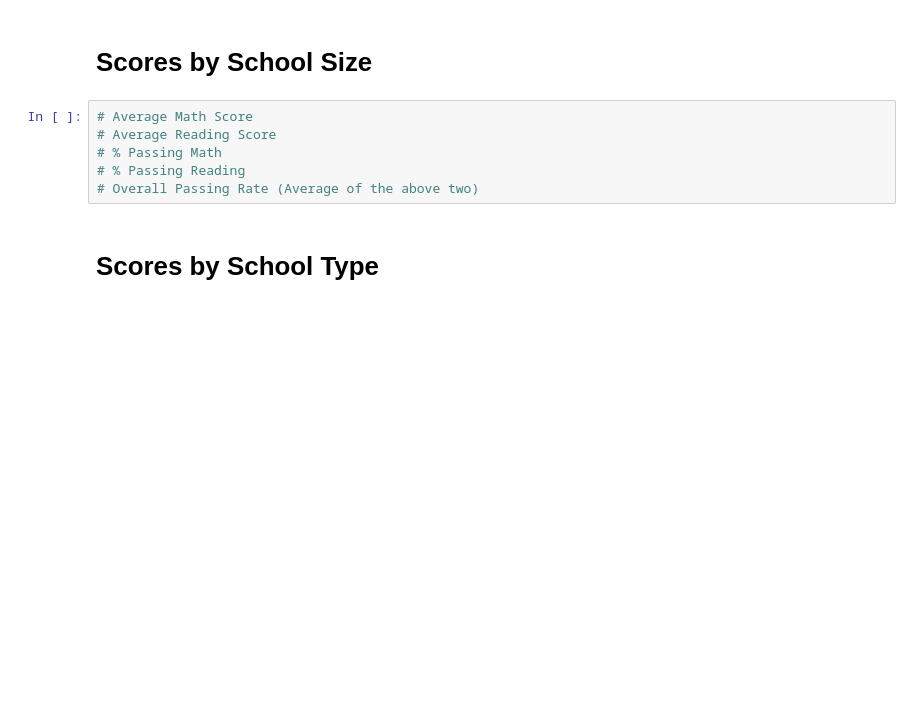
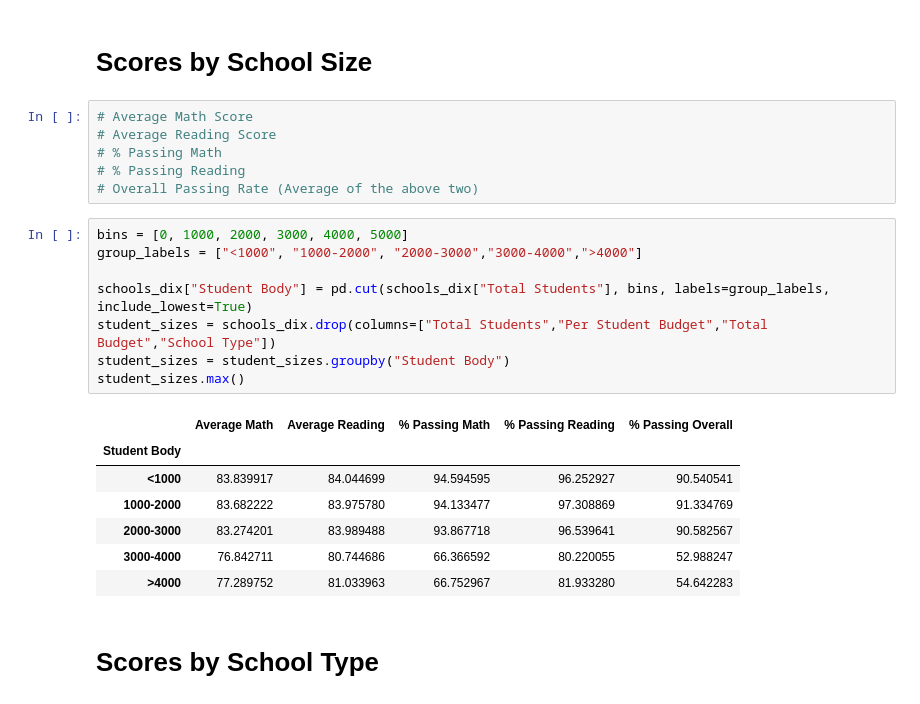
Before and after one commit to abdurrabb/pandas-challenge, a Jupyter notebook: PyCS_Summary.ipynb, the cells around one changed output. Drawn from its saved outputs; the diff is of its cells as text; blank space fills up the shorter version.

```diff
--- a/PyCS_Summary.ipynb
+++ b/PyCS_Summary.ipynb
@@ -619,6 +700,22 @@ SyntaxError: invalid syntax (<ipython-input-61-e712ef035791>, line 3)
 # % Passing Math
 # % Passing Reading
 # Overall Passing Rate (Average of the above two)
+# %%
+bins = [0, 1000, 2000, 3000, 4000, 5000]
+group_labels = ["<1000", "1000-2000", "2000-3000","3000-4000",">4000"]
+
+schools_dix["Student Body"] = pd.cut(schools_dix["Total Students"], bins, labels=group_labels, include_lowest=True)
+student_sizes = schools_dix.drop(columns=["Total Students","Per Student Budget","Total Budget","School Type"])
+student_sizes = student_sizes.groupby("Student Body")
+student_sizes.max()
+# %% [output]
+|  | Average Math | Average Reading | % Passing Math | % Passing Reading | % Passing Overall |
+| Student Body |  |  |  |  |  |
+| <1000 | 83.839917 | 84.044699 | 94.594595 | 96.252927 | 90.540541 |
+| 1000-2000 | 83.682222 | 83.975780 | 94.133477 | 97.308869 | 91.334769 |
+| 2000-3000 | 83.274201 | 83.989488 | 93.867718 | 96.539641 | 90.582567 |
+| 3000-4000 | 76.842711 | 80.744686 | 66.366592 | 80.220055 | 52.988247 |
+| >4000 | 77.289752 | 81.033963 | 66.752967 | 81.933280 | 54.642283 |
 # %% [markdown]
 # Scores by School Type
 # %%
```
Also changed, not shown: parts of 11 cells of this notebook.
